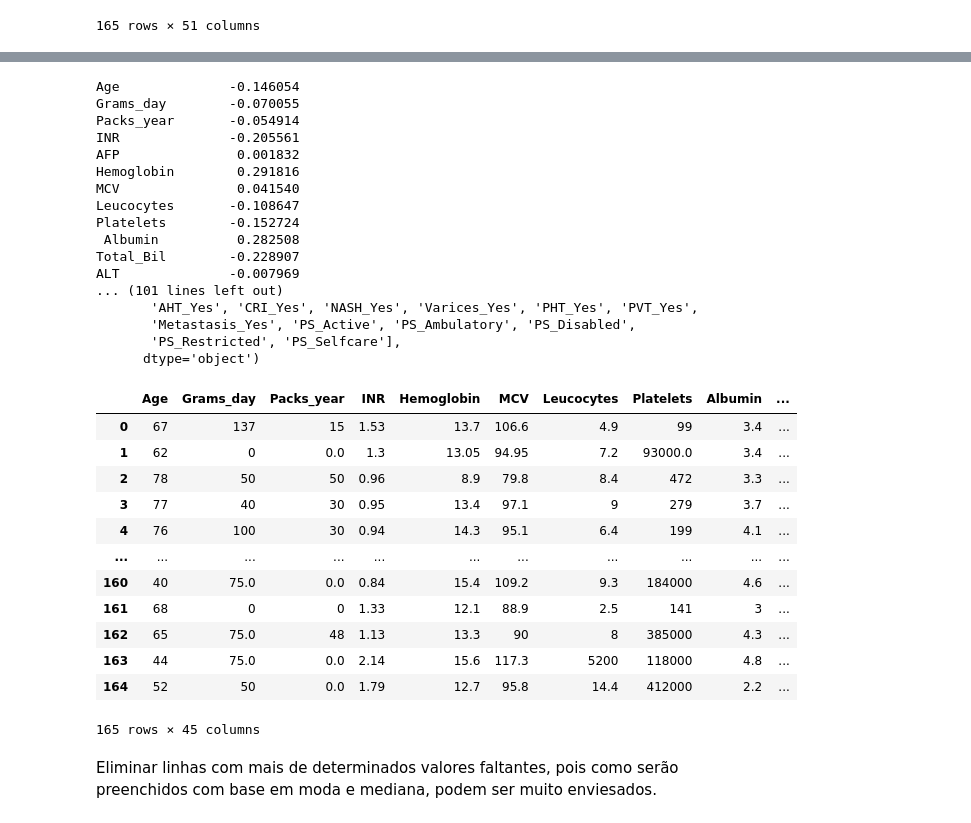
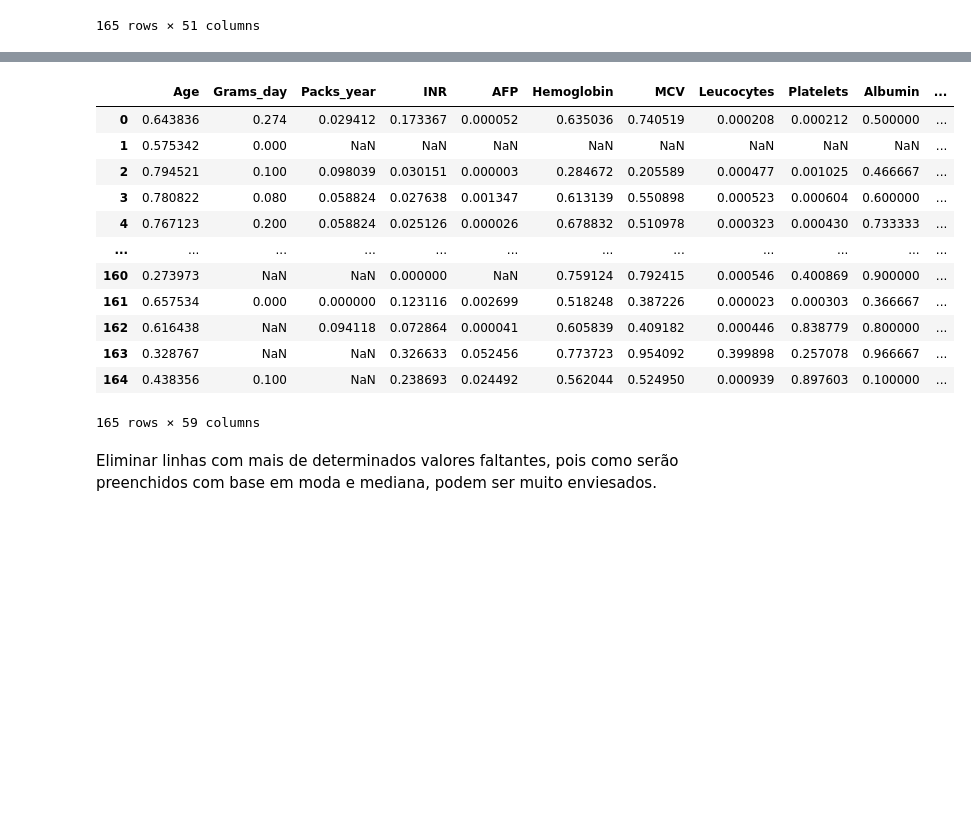
Before and after one commit to abrunhosa16/data_science_project_eicd, a Jupyter notebook: main.ipynb, the cells around one changed output, grey strips where cells are left out. Saved outputs shown, nothing was run; the diff lists cells and outputs as text; code cells hidden in the pictures; blank space fills up the shorter version.

```diff
--- a/main.ipynb
+++ b/main.ipynb
@@ -256,48 +239,28 @@ Abaixo é criada a matriz de correlação, e após avaliada são eliminadas as f
-# %%
-# matriz de correlação entre as features e o target
-correlation_matrix = df.corr()['Class']
-print(correlation_matrix)
-# Extraia a correlação entre as features e o target (última coluna da matriz de correlação)
-target_correlation = correlation_matrix.iloc[:-1]
-print(target_correlation)
-
-# Filtra as colunas que têm correlação abaixo de determinado valor
-columns_to_keep = target_correlation[abs(target_correlation) >= 0.03].index
-print(columns_to_keep)
-# Mantém apenas as colunas selecionadas no DataFrame original
-df = df[columns_to_keep].join(df['Class'])
-df
-# %% [output]
-Age              -0.146054
-Grams_day        -0.070055
-Packs_year       -0.054914
-INR              -0.205561
-AFP               0.001832
-Hemoglobin        0.291816
-MCV               0.041540
-Leucocytes       -0.108647
-Platelets        -0.152724
- Albumin          0.282508
-Total_Bil        -0.228907
-ALT              -0.007969
-... (101 lines left out)
-       'AHT_Yes', 'CRI_Yes', 'NASH_Yes', 'Varices_Yes', 'PHT_Yes', 'PVT_Yes',
-       'Metastasis_Yes', 'PS_Active', 'PS_Ambulatory', 'PS_Disabled',
-       'PS_Restricted', 'PS_Selfcare'],
-      dtype='object')
-|  | Age | Grams_day | Packs_year | INR | Hemoglobin | MCV | Leucocytes | Platelets | Albumin | ... |
-| 0 | 67 | 137 | 15 | 1.53 | 13.7 | 106.6 | 4.9 | 99 | 3.4 | ... |
-| 1 | 62 | 0 | 0.0 | 1.3 | 13.05 | 94.95 | 7.2 | 93000.0 | 3.4 | ... |
-| 2 | 78 | 50 | 50 | 0.96 | 8.9 | 79.8 | 8.4 | 472 | 3.3 | ... |
-| 3 | 77 | 40 | 30 | 0.95 | 13.4 | 97.1 | 9 | 279 | 3.7 | ... |
-| 4 | 76 | 100 | 30 | 0.94 | 14.3 | 95.1 | 6.4 | 199 | 4.1 | ... |
-| ... | ... | ... | ... | ... | ... | ... | ... | ... | ... | ... |
-| 160 | 40 | 75.0 | 0.0 | 0.84 | 15.4 | 109.2 | 9.3 | 184000 | 4.6 | ... |
-| 161 | 68 | 0 | 0 | 1.33 | 12.1 | 88.9 | 2.5 | 141 | 3 | ... |
-| 162 | 65 | 75.0 | 48 | 1.13 | 13.3 | 90 | 8 | 385000 | 4.3 | ... |
-| 163 | 44 | 75.0 | 0.0 | 2.14 | 15.6 | 117.3 | 5200 | 118000 | 4.8 | ... |
-| 164 | 52 | 50 | 0.0 | 1.79 | 12.7 | 95.8 | 14.4 | 412000 | 2.2 | ... |
-165 rows × 45 columns
+# %%
+from sklearn.preprocessing import MinMaxScaler
+
+scaler = MinMaxScaler()
+scaler.fit(df)
+
+scaled_data = scaler.transform(df)
+scaled_df = pd.DataFrame(scaled_data, columns=df.columns)
+
+df = scaled_df
+df
+# %% [output]
+|  | Age | Grams_day | Packs_year | INR | AFP | Hemoglobin | MCV | Leucocytes | Platelets | Albumin | ... |
+| 0 | 0.643836 | 0.274 | 0.029412 | 0.173367 | 0.000052 | 0.635036 | 0.740519 | 0.000208 | 0.000212 | 0.500000 | ... |
+| 1 | 0.575342 | 0.000 | NaN | NaN | NaN | NaN | NaN | NaN | NaN | NaN | ... |
+| 2 | 0.794521 | 0.100 | 0.098039 | 0.030151 | 0.000003 | 0.284672 | 0.205589 | 0.000477 | 0.001025 | 0.466667 | ... |
+| 3 | 0.780822 | 0.080 | 0.058824 | 0.027638 | 0.001347 | 0.613139 | 0.550898 | 0.000523 | 0.000604 | 0.600000 | ... |
+| 4 | 0.767123 | 0.200 | 0.058824 | 0.025126 | 0.000026 | 0.678832 | 0.510978 | 0.000323 | 0.000430 | 0.733333 | ... |
+| ... | ... | ... | ... | ... | ... | ... | ... | ... | ... | ... | ... |
+| 160 | 0.273973 | NaN | NaN | 0.000000 | NaN | 0.759124 | 0.792415 | 0.000546 | 0.400869 | 0.900000 | ... |
+| 161 | 0.657534 | 0.000 | 0.000000 | 0.123116 | 0.002699 | 0.518248 | 0.387226 | 0.000023 | 0.000303 | 0.366667 | ... |
+| 162 | 0.616438 | NaN | 0.094118 | 0.072864 | 0.000041 | 0.605839 | 0.409182 | 0.000446 | 0.838779 | 0.800000 | ... |
+| 163 | 0.328767 | NaN | NaN | 0.326633 | 0.052456 | 0.773723 | 0.954092 | 0.399898 | 0.257078 | 0.966667 | ... |
+| 164 | 0.438356 | 0.100 | NaN | 0.238693 | 0.024492 | 0.562044 | 0.524950 | 0.000939 | 0.897603 | 0.100000 | ... |
+165 rows × 59 columns
 # %% [markdown]
 Eliminar linhas com mais de determinados valores faltantes, pois como serão preenchidos com base em moda e mediana, podem ser muito enviesados.
 # %%
```
Also changed, not shown: parts of 12 cells of this notebook, 1 other file.
